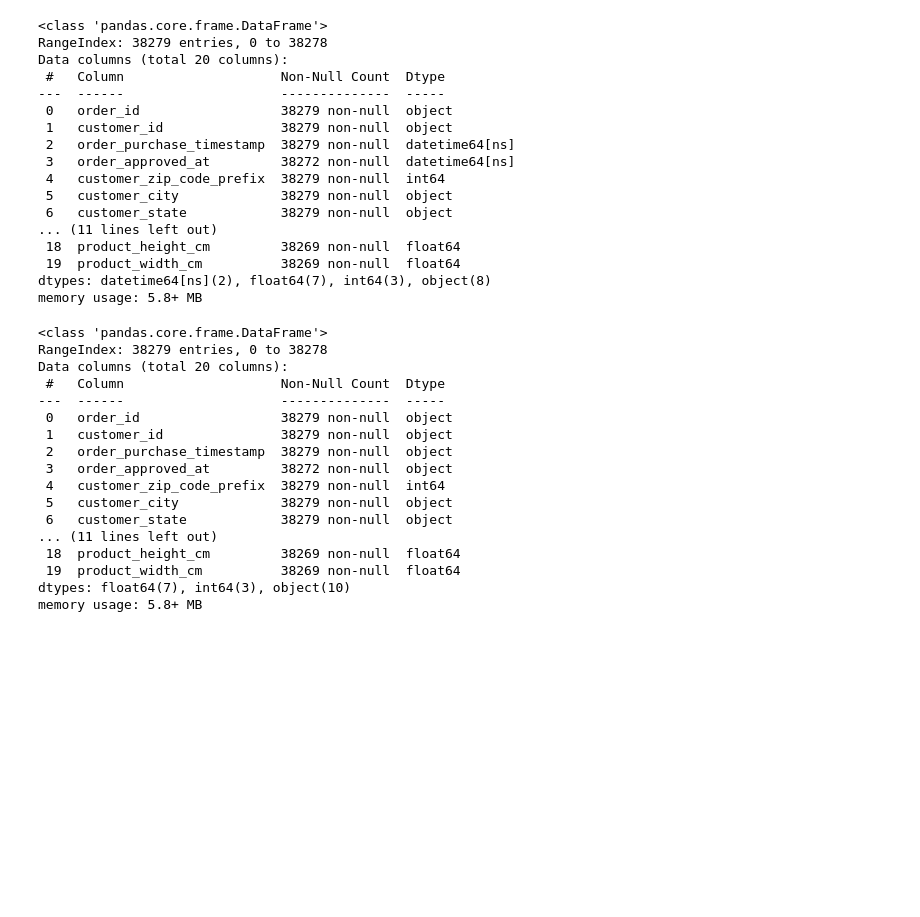
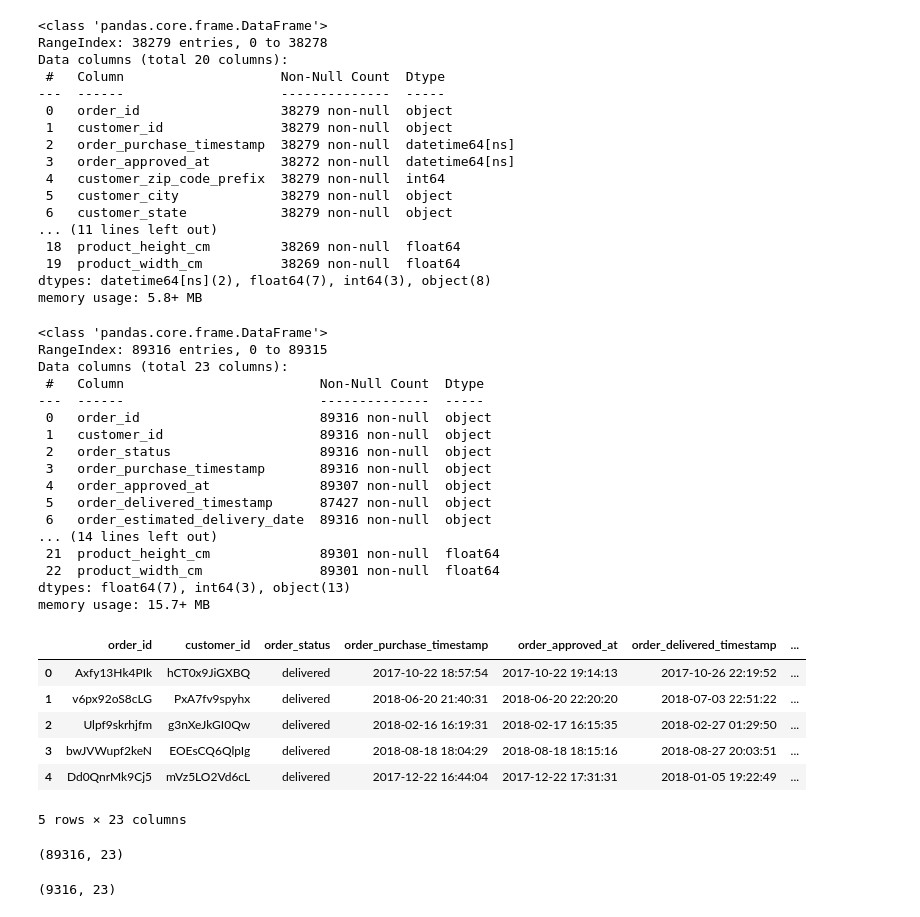
Before and after one commit to jaybfn/Autonomous-Order-Processing-System, a Jupyter notebook: notebooks/01_dataexp.ipynb, the cells around one changed output. Saved outputs shown, nothing was run; the diff lists cells and outputs as text; code cells hidden in the pictures; blank space fills up the shorter version.

```diff
--- a/notebooks/01_dataexp.ipynb
+++ b/notebooks/01_dataexp.ipynb
@@ -155,23 +155,42 @@ dtypes: datetime64[ns](2), float64(7), int64(3), object(8)
 memory usage: 5.8+ MB
 # %%
 import pandas as pd
-df_train = pd.read_csv("../data/test/df_master.csv")
+df_train = pd.read_csv("../data/train/df_master.csv")
 df_train.info()
 # %% [output]
 <class 'pandas.core.frame.DataFrame'>
-RangeIndex: 38279 entries, 0 to 38278
-Data columns (total 20 columns):
- #   Column                    Non-Null Count  Dtype
----  ------                    --------------  -----
- 0   order_id                  38279 non-null  object
- 1   customer_id               38279 non-null  object
- 2   order_purchase_timestamp  38279 non-null  object
- 3   order_approved_at         38272 non-null  object
- 4   customer_zip_code_prefix  38279 non-null  int64
- 5   customer_city             38279 non-null  object
- 6   customer_state            38279 non-null  object
-... (11 lines left out)
- 18  product_height_cm         38269 non-null  float64
- 19  product_width_cm          38269 non-null  float64
-dtypes: float64(7), int64(3), object(10)
-memory usage: 5.8+ MB
+RangeIndex: 89316 entries, 0 to 89315
+Data columns (total 23 columns):
+ #   Column                         Non-Null Count  Dtype
+---  ------                         --------------  -----
+ 0   order_id                       89316 non-null  object
+ 1   customer_id                    89316 non-null  object
+ 2   order_status                   89316 non-null  object
+ 3   order_purchase_timestamp       89316 non-null  object
+ 4   order_approved_at              89307 non-null  object
+ 5   order_delivered_timestamp      87427 non-null  object
+ 6   order_estimated_delivery_date  89316 non-null  object
+... (14 lines left out)
+ 21  product_height_cm              89301 non-null  float64
+ 22  product_width_cm               89301 non-null  float64
+dtypes: float64(7), int64(3), object(13)
+memory usage: 15.7+ MB
+# %%
+df_train.head()
+# %% [output]
+|  | order_id | customer_id | order_status | order_purchase_timestamp | order_approved_at | order_delivered_timestamp | ... |
+| 0 | Axfy13Hk4PIk | hCT0x9JiGXBQ | delivered | 2017-10-22 18:57:54 | 2017-10-22 19:14:13 | 2017-10-26 22:19:52 | ... |
+| 1 | v6px92oS8cLG | PxA7fv9spyhx | delivered | 2018-06-20 21:40:31 | 2018-06-20 22:20:20 | 2018-07-03 22:51:22 | ... |
+| 2 | Ulpf9skrhjfm | g3nXeJkGI0Qw | delivered | 2018-02-16 16:19:31 | 2018-02-17 16:15:35 | 2018-02-27 01:29:50 | ... |
+| 3 | bwJVWupf2keN | EOEsCQ6QlpIg | delivered | 2018-08-18 18:04:29 | 2018-08-18 18:15:16 | 2018-08-27 20:03:51 | ... |
+| 4 | Dd0QnrMk9Cj5 | mVz5LO2Vd6cL | delivered | 2017-12-22 16:44:04 | 2017-12-22 17:31:31 | 2018-01-05 19:22:49 | ... |
+5 rows × 23 columns
+# %%
+df_train.shape
+# %% [output]
+(89316, 23)
+# %%
+df_tail = df_train.iloc[80000:]
+df_tail.shape
+# %% [output]
+(9316, 23)
```
Also changed, not shown: parts of 1 cell of this notebook, 1 other file.
